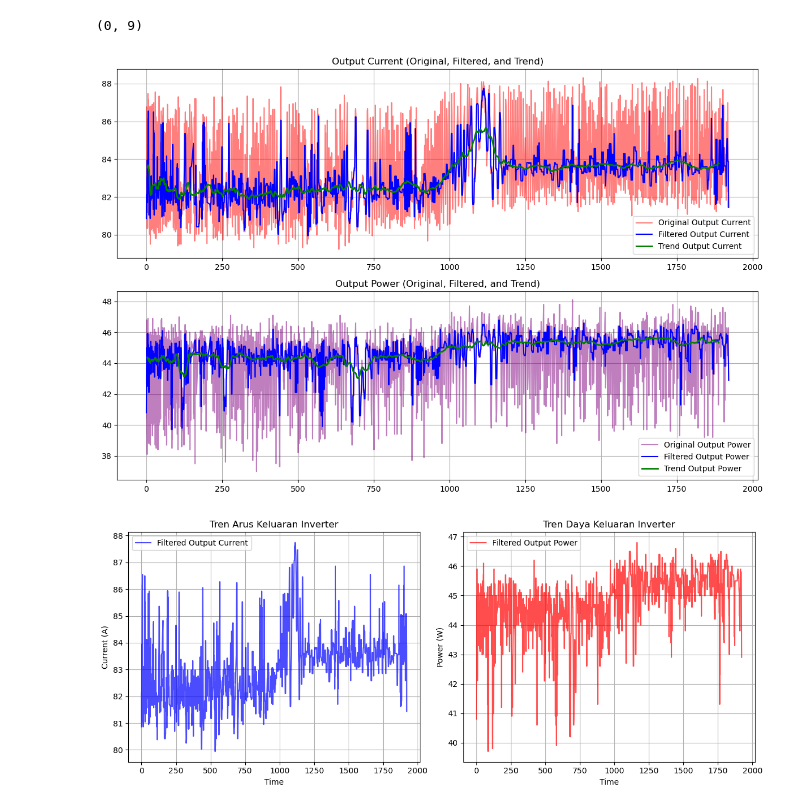
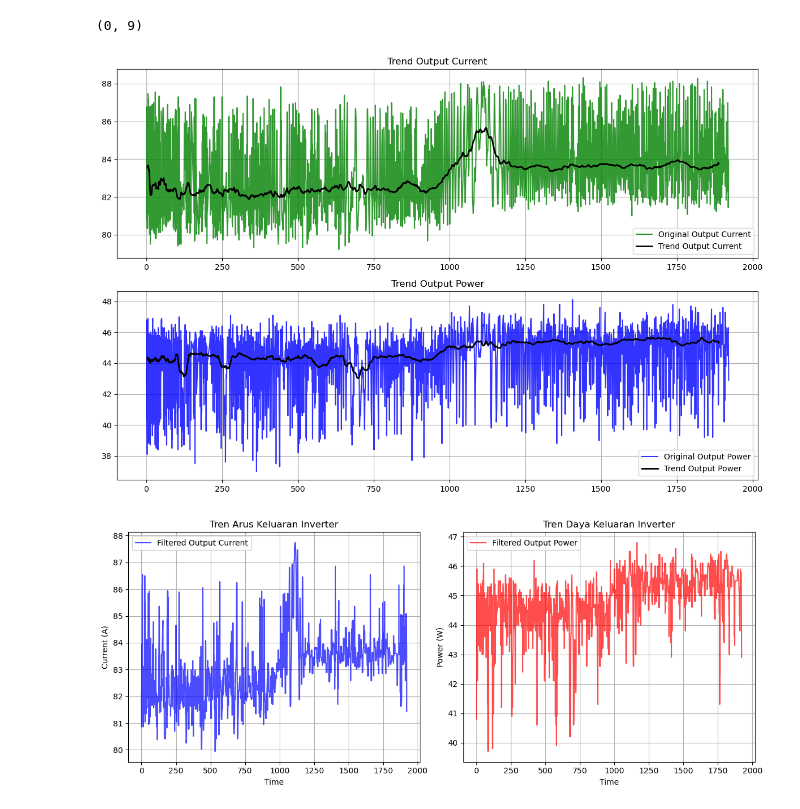
Before and after one commit to zen87-byte/3-phase-motor-analysis-using-artificial-intelligence, a Jupyter notebook: SPU1_flir.ipynb, the cells around one changed output. Cells and saved outputs as stored; diff of their text form; code cells hidden in the pictures.

```diff
--- a/SPU1_flir.ipynb
+++ b/SPU1_flir.ipynb
@@ -223,36 +229,34 @@ len(outliers_current), len(outliers_power)
 # %%
 # Analisis Trend Jangka Panjang
 from scipy.signal import medfilt
 
 # 1. Filter Outlier dengan Median Filter
 df1["Filtered Output Current"] = medfilt(df1["Output Current"], kernel_size=5)
 df1["Filtered Output Power"] = medfilt(df1["Output Power"], kernel_size=5)
 
 # 2. Deteksi Tren Jangka Panjang dengan Moving Average (Window 50)
 df1["Trend Output Current"] = df1["Filtered Output Current"].rolling(window=50, center=True).mean()
 df1["Trend Output Power"] = df1["Filtered Output Power"].rolling(window=50, center=True).mean()
 
 # 3. Plot Data Sebelum dan Sesudah Filtering untuk Perbandingan
 fig, axes = plt.subplots(2, 1, figsize=(12, 8))
 
-axes[0].plot(df1["Time"], df1["Output Current"], label="Original Output Current", alpha=0.5, color="red")
-axes[0].plot(df1["Time"], df1["Filtered Output Current"], label="Filtered Output Current", color="blue")
-axes[0].plot(df1["Time"], df1["Trend Output Current"], label="Trend Output Current", color="green", linewidth=2)
-axes[0].set_title("Output Current (Original, Filtered, and Trend)")
+axes[0].plot(df1["Time"], df1["Output Current"], label="Original Output Current", alpha=0.8, color="green")
+axes[0].plot(df1["Time"], df1["Trend Output Current"], label="Trend Output Current", color="black", linewidth=2)
+axes[0].set_title("Trend Output Current")
 axes[0].legend()
 axes[0].grid()
 
-axes[1].plot(df1["Time"], df1["Output Power"], label="Original Output Power", alpha=0.5, color="purple")
-axes[1].plot(df1["Time"], df1["Filtered Output Power"], label="Filtered Output Power", color="blue")
-axes[1].plot(df1["Time"], df1["Trend Output Power"], label="Trend Output Power", color="green", linewidth=2)
-axes[1].set_title("Output Power (Original, Filtered, and Trend)")
+axes[1].plot(df1["Time"], df1["Output Power"], label="Original Output Power", alpha=0.8, color="blue")
+axes[1].plot(df1["Time"], df1["Trend Output Power"], label="Trend Output Power", color="black", linewidth=2)
+axes[1].set_title("Trend Output Power")
 axes[1].legend()
 axes[1].grid()
 
 plt.tight_layout()
 plt.show()
 # %% [output]
-[figure, old version]
+[figure, new version]
 # %%
 # Plot hubungan antara arus dan daya keluaran inverter dalam jangka waktu tertentu
 
```
Also changed, not shown: parts of 26 cells of this notebook, 24 other files.
